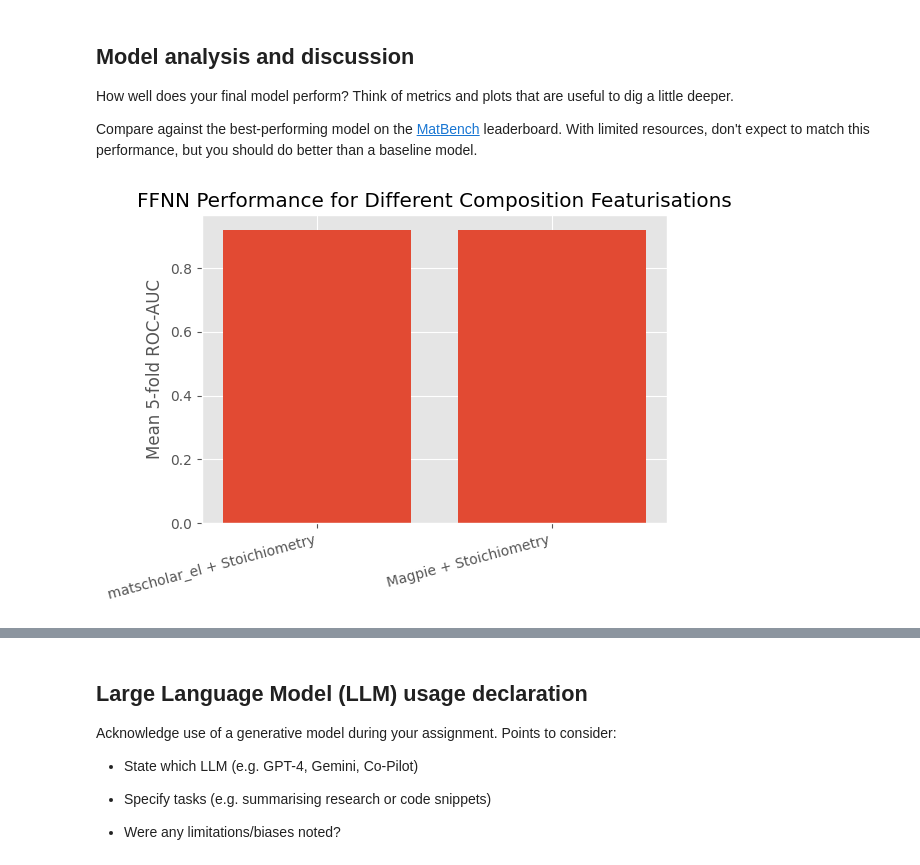
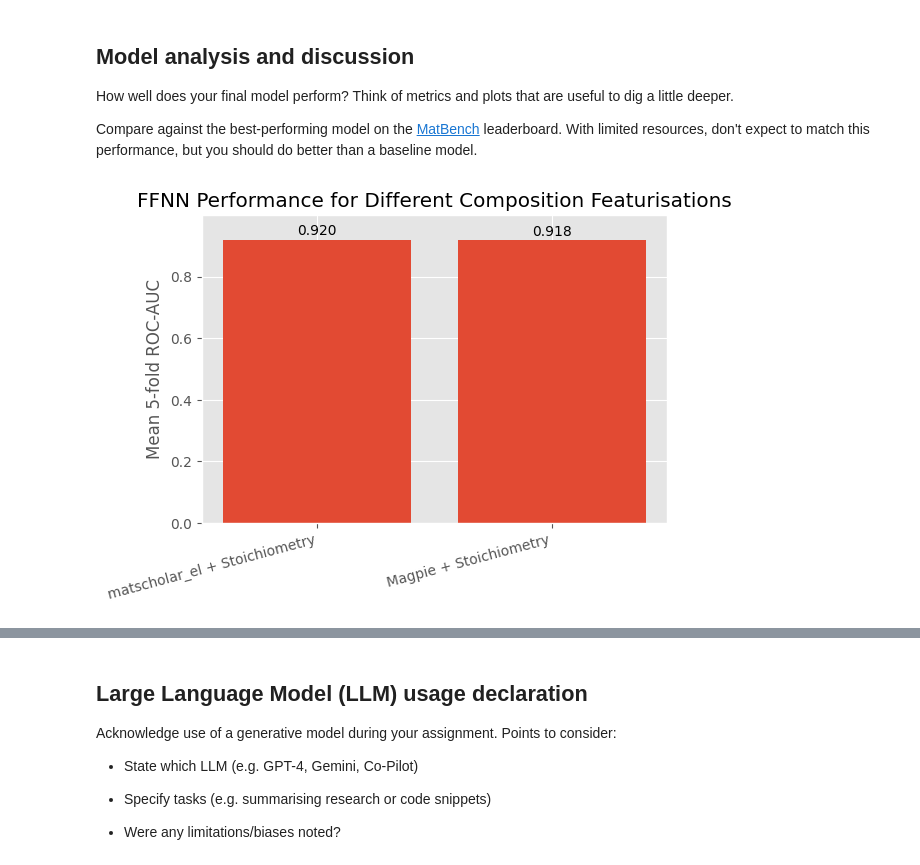
Before and after one commit to PhyTorch/Lecture, a Jupyter notebook: Research_Challenge.ipynb, the cells around one changed output, grey strips where cells are left out. Drawn from its saved outputs; the diff is of its cells as text; code cells hidden in the pictures.

```diff
--- a/Research_Challenge.ipynb
+++ b/Research_Challenge.ipynb
@@ -660,13 +675,26 @@ How well does your final model perform? Think of metrics and plots that are usef
 Compare against the best-performing model on the [MatBench](https://matbench.materialsproject.org) leaderboard.  With limited resources, don't expect to match this performance, but you should do better than a baseline model.
 # %%
 plt.figure(figsize=(6, 4))
-plt.bar(summary_df["feature_set"], summary_df["mean_test_roc_auc"])
+bars = plt.bar(summary_df["feature_set"], summary_df["mean_test_roc_auc"])
+
 plt.ylabel("Mean 5-fold ROC-AUC")
 plt.title("FFNN Performance for Different Composition Featurisations")
 plt.xticks(rotation=15, ha="right")
+
+# Add the mean ROC-AUC value on top of each bar
+for bar, value in zip(bars, summary_df["mean_test_roc_auc"]):
+  plt.text(
+    bar.get_x() + bar.get_width() / 2,
+    bar.get_height() + 0.005,
+    f"{value:.3f}",
+    ha="center",
+    va="bottom"
+  )
+
+plt.ylim(0, min(1.0, summary_df["mean_test_roc_auc"].max() + 0.08))
 plt.show()
 # %% [output]
-[figure, old version]
+[figure, new version]
 # %%
 plt.figure(figsize=(6, 4))
 for feature_name, cv_df in all_cv_results.items():
```
Also changed, not shown: parts of 14 cells of this notebook.
